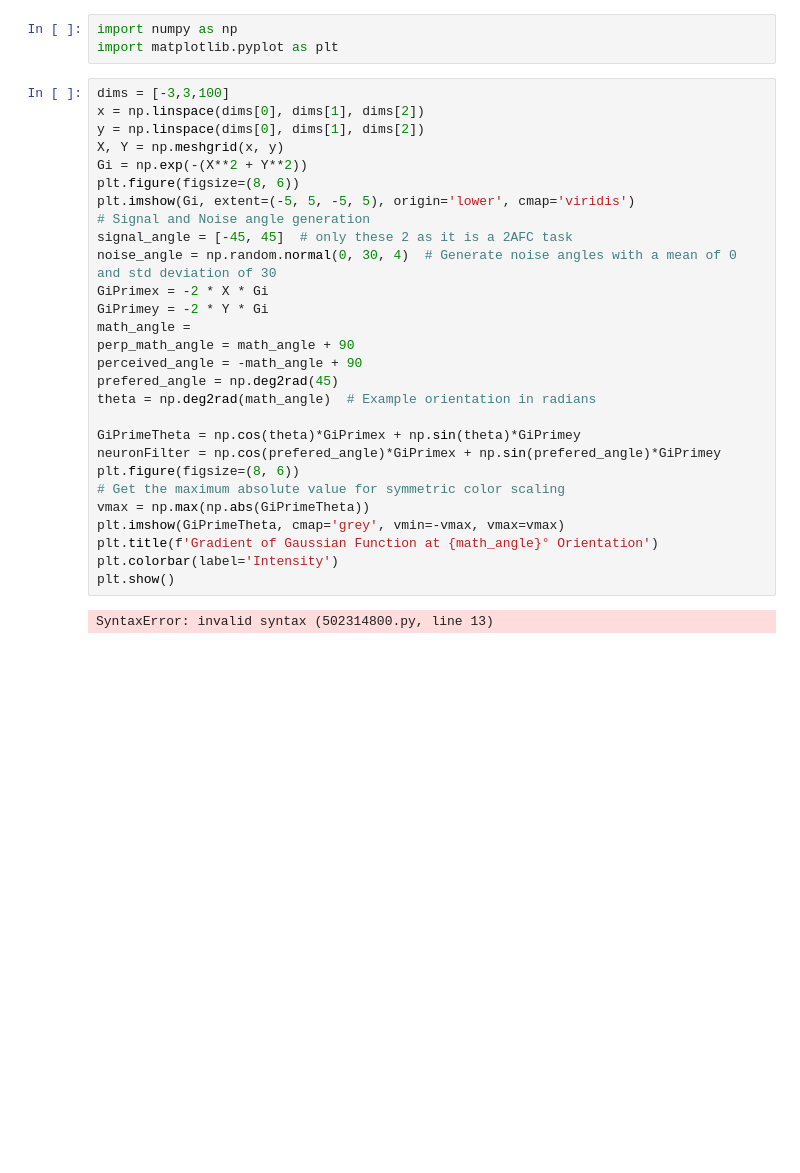
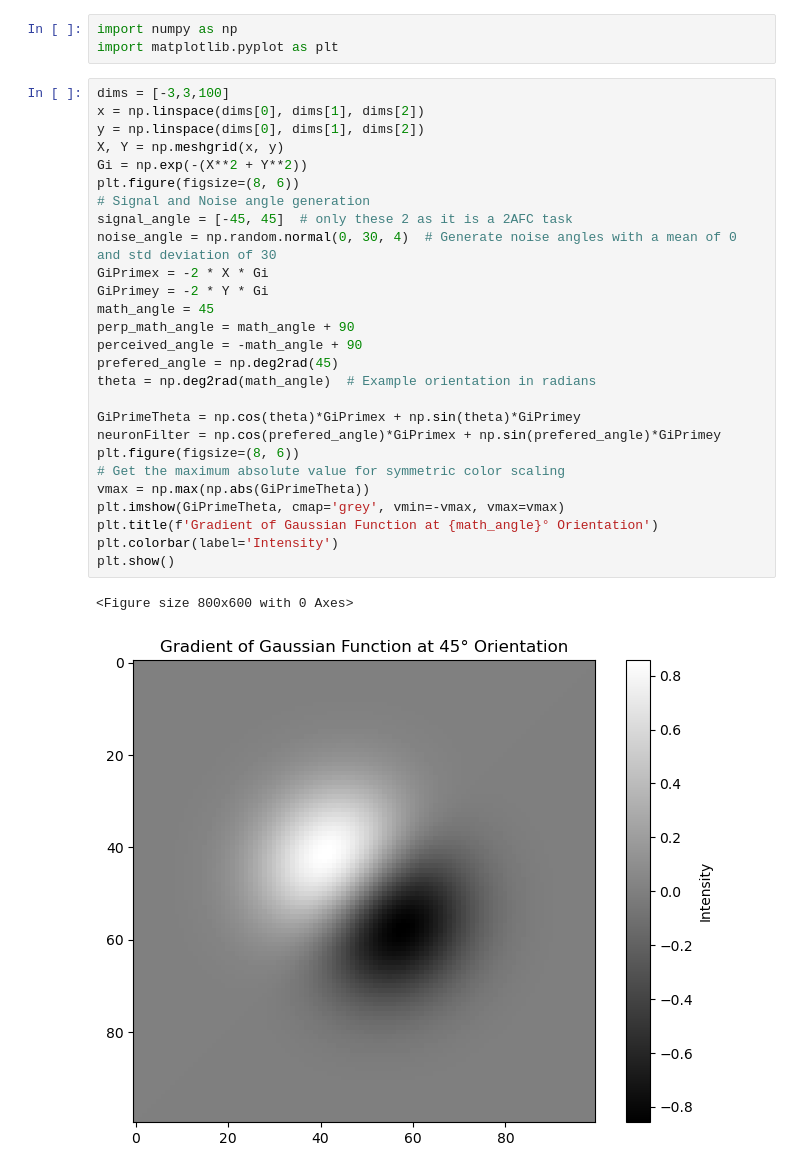
Before and after one commit to Baldwin-Vision-Lab/Population-Coding-Repo, a Jupyter notebook: steerableFilter+NeuralResponse.ipynb, the cells around one changed output. Drawn from its saved outputs; the diff is of its cells as text; blank space fills up the shorter version.

```diff
--- a/steerableFilter+NeuralResponse.ipynb
+++ b/steerableFilter+NeuralResponse.ipynb
@@ -4,31 +4,31 @@ import matplotlib.pyplot as plt
 # %%
 dims = [-3,3,100]
 x = np.linspace(dims[0], dims[1], dims[2])
 y = np.linspace(dims[0], dims[1], dims[2])
 X, Y = np.meshgrid(x, y)
 Gi = np.exp(-(X**2 + Y**2))
 plt.figure(figsize=(8, 6))
-plt.imshow(Gi, extent=(-5, 5, -5, 5), origin='lower', cmap='viridis')
 # Signal and Noise angle generation
 signal_angle = [-45, 45]  # only these 2 as it is a 2AFC task
 noise_angle = np.random.normal(0, 30, 4)  # Generate noise angles with a mean of 0 and std deviation of 30
 GiPrimex = -2 * X * Gi
 GiPrimey = -2 * Y * Gi
-math_angle =
+math_angle = 45
 perp_math_angle = math_angle + 90
 perceived_angle = -math_angle + 90
 prefered_angle = np.deg2rad(45)
 theta = np.deg2rad(math_angle)  # Example orientation in radians
 
 GiPrimeTheta = np.cos(theta)*GiPrimex + np.sin(theta)*GiPrimey
 neuronFilter = np.cos(prefered_angle)*GiPrimex + np.sin(prefered_angle)*GiPrimey
 plt.figure(figsize=(8, 6))
 # Get the maximum absolute value for symmetric color scaling
 vmax = np.max(np.abs(GiPrimeTheta))
 plt.imshow(GiPrimeTheta, cmap='grey', vmin=-vmax, vmax=vmax)
 plt.title(f'Gradient of Gaussian Function at {math_angle}° Orientation')
 plt.colorbar(label='Intensity')
 plt.show()
 # %% [output]
-SyntaxError: invalid syntax (502314800.py, line 13)
+<Figure size 800x600 with 0 Axes>
+[figure, added]
 # %%
```
Also changed, not shown: parts of 2 cells of this notebook.
